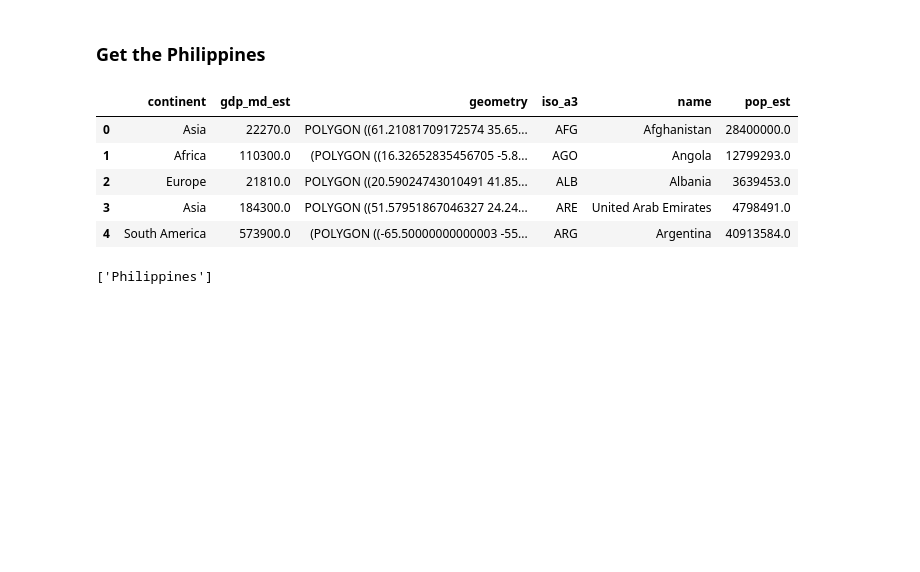
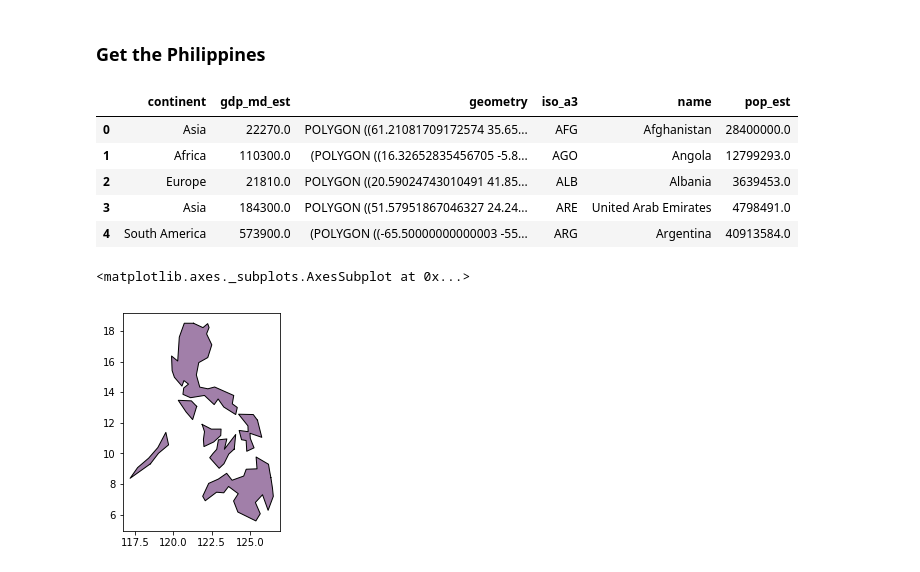
Before and after one commit to fjcamillo/Learn-GeoPandas, a Jupyter notebook: project_files/GeoPandas.ipynb, the cells around one changed output. Saved outputs shown, nothing was run; the diff lists cells and outputs as text; code cells hidden in the pictures; blank space fills up the shorter version.

```diff
--- a/project_files/GeoPandas.ipynb
+++ b/project_files/GeoPandas.ipynb
@@ -307,4 +351,4 @@ world.head()
 | 3 | Asia | 184300.0 | POLYGON ((51.57951867046327 24.24... | ARE | United Arab Emirates | 4798491.0 |
 | 4 | South America | 573900.0 | (POLYGON ((-65.50000000000003 -55... | ARG | Argentina | 40913584.0 |
 # %%
-ph = world[world['c']]
+ph = world[world['name']=="Philippines"]
@@ -313,4 +355,5 @@ y = [ph for ph in x if 'Phil' in ph]
-# %%
-y
-# %% [output]
-['Philippines']
+# %%
+ph.plot()
+# %% [output]
+<matplotlib.axes._subplots.AxesSubplot at 0x...>
+[figure, added]
```
Also changed, not shown: parts of 12 cells of this notebook, 1 other file.
